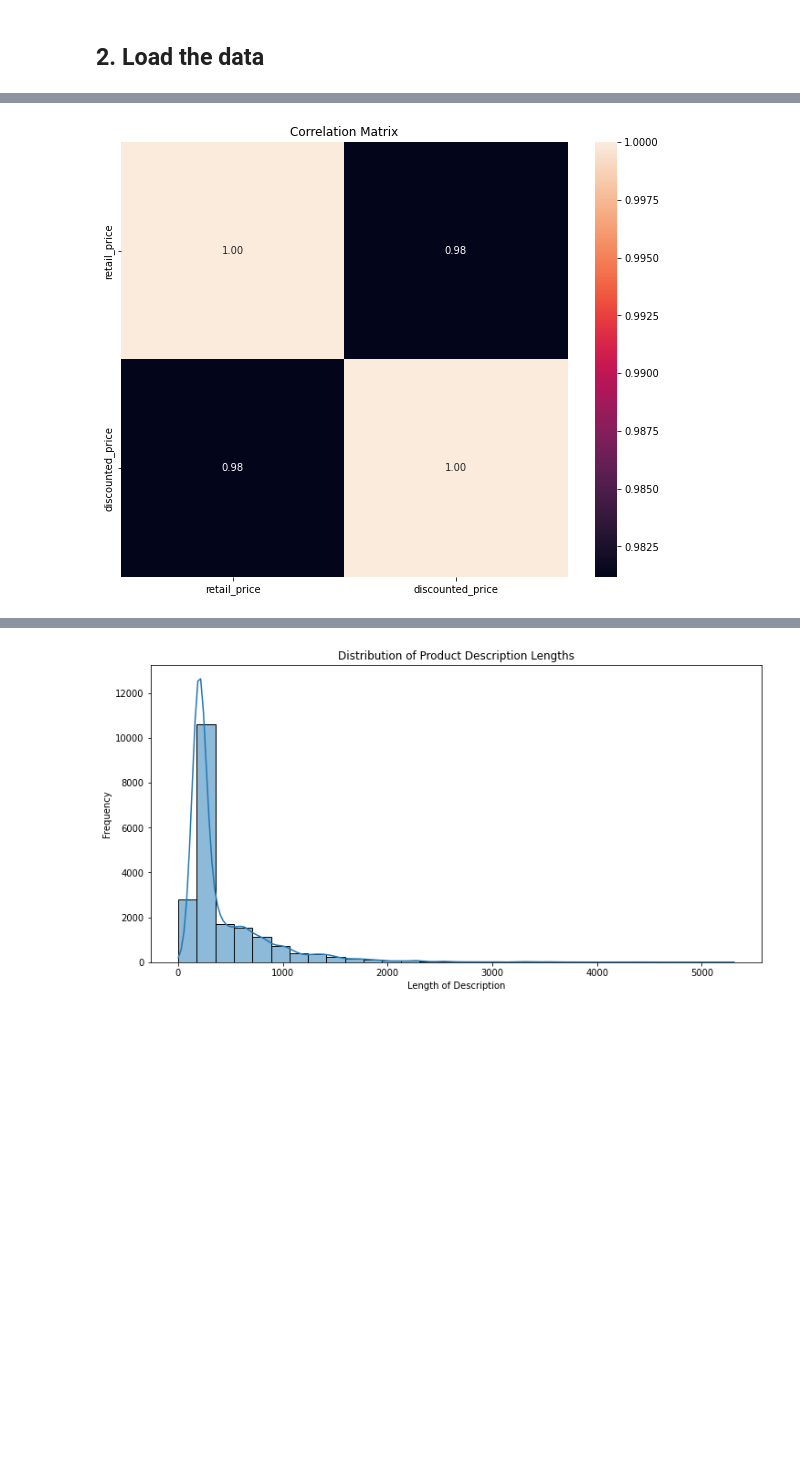
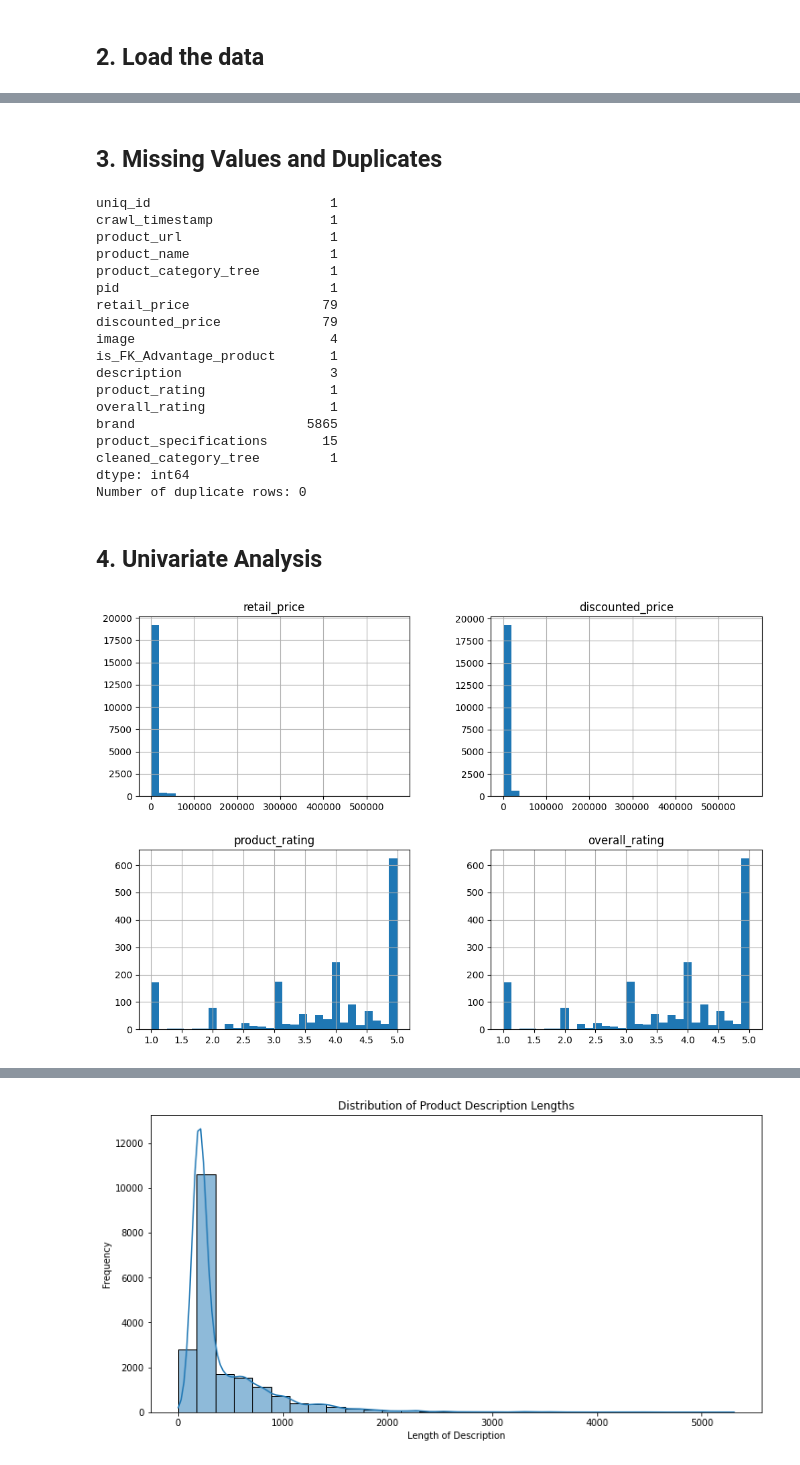
Before and after one commit to RishiMishra3004/Product-Retrieval-System, a Jupyter notebook: notebooks/EDA_Analysis.ipynb, the cells around one changed output, grey strips where cells are left out. Saved outputs shown, nothing was run; the diff lists cells and outputs as text; code cells hidden in the pictures; blank space fills up the shorter version.

```diff
--- a/notebooks/EDA_Analysis.ipynb
+++ b/notebooks/EDA_Analysis.ipynb
@@ -62,3 +66,45 @@ memory usage: 1.3+ MB
+# %% [markdown]
+## 3. Missing Values and Duplicates
 # %%
+# Check for missing values
+print(data.isnull().sum())
+
+# Check for duplicate rows
+print(f"Number of duplicate rows: {data.duplicated().sum()}")
+
+# Drop duplicate rows if needed
+data = data.drop_duplicates()
+
+# Convert 'No rating available' to NaN
+data['product_rating'] = pd.to_numeric(data['product_rating'], errors='coerce')
+data['overall_rating'] = pd.to_numeric(data['overall_rating'], errors='coerce')
 # %% [output]
-[figure, removed]
+uniq_id                       1
+crawl_timestamp               1
+product_url                   1
+product_name                  1
+product_category_tree         1
+pid                           1
+retail_price                 79
+discounted_price             79
+image                         4
+is_FK_Advantage_product       1
+description                   3
+product_rating                1
+overall_rating                1
+brand                      5865
+product_specifications       15
+cleaned_category_tree         1
+dtype: int64
+Number of duplicate rows: 0
+# %% [markdown]
+## 4. Univariate Analysis
+# %%
+import matplotlib.pyplot as plt
+import seaborn as sns
+
+# Distribution of numerical features
+data[['retail_price', 'discounted_price', 'product_rating', 'overall_rating']].hist(bins=30, figsize=(12, 8))
+plt.show()
+# %% [output]
+[figure, added]
```
Also changed, not shown: parts of 13 cells of this notebook.
